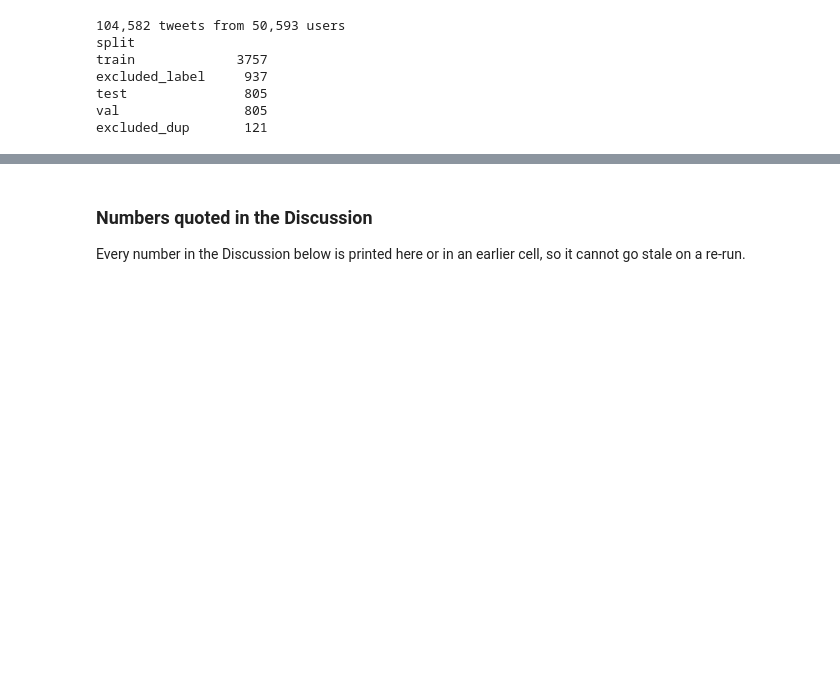
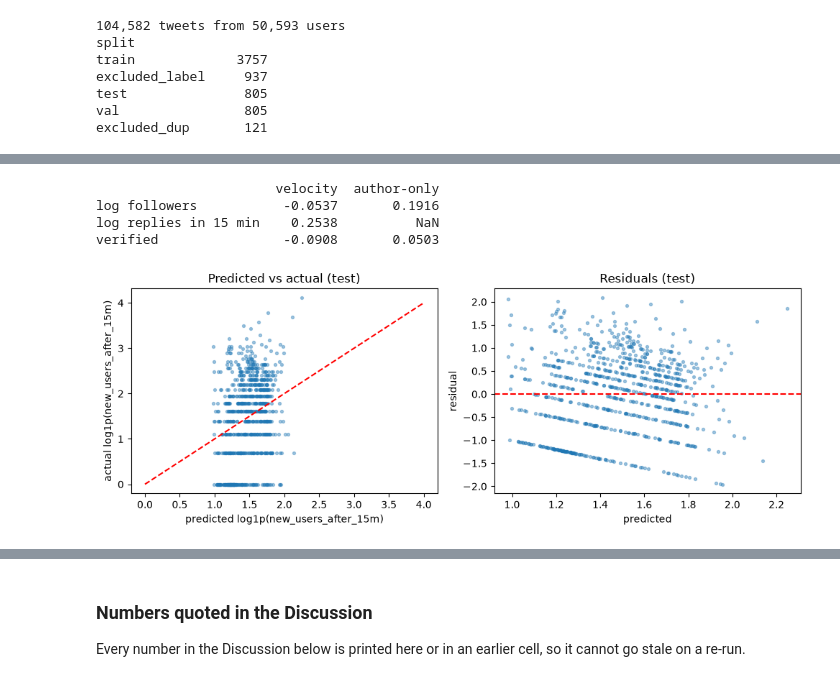
Before and after one commit to PhamAn0910/COS30049-political-misinfo, a Jupyter notebook: backend/notebooks/07_spread_prediction.ipynb, the cells around one changed output, grey strips where cells are left out. Saved outputs shown, nothing was run; the diff lists cells and outputs as text; code cells hidden in the pictures; blank space fills up the shorter version.

```diff
--- a/backend/notebooks/07_spread_prediction.ipynb
+++ b/backend/notebooks/07_spread_prediction.ipynb
@@ -519,0 +392,30 @@ print(pd.DataFrame({
+# %%
+names = {"author_followers": "log followers", "author_verified": "verified", f"replies_{WINDOW}m": f"log replies in {WINDOW} min"}
+
+
+def coefs_of(m, features):
+    counts = [f for f in features if f != "author_verified"]
+    order = counts + (["author_verified"] if "author_verified" in features else [])
+    return pd.Series(m.named_steps["ridge"].coef_, index=[names[f] for f in order])
+
+
+coefs = pd.DataFrame({"velocity": coefs_of(velocity_model, VELOCITY), "author-only": coefs_of(author_model, AUTHOR)}).round(4)
+print(coefs.to_string())
+
+p_test = velocity_model.predict(test[VELOCITY])
+y_test = np.log1p(test[NEW])
+fig, ax = plt.subplots(1, 2, figsize=(10, 3.8))
+ax[0].scatter(p_test, y_test, s=8, alpha=0.4)
+ax[0].plot([0, 4], [0, 4], color="red", linestyle="--")
+ax[0].set_xlabel(f"predicted log1p({NEW})"); ax[0].set_ylabel(f"actual log1p({NEW})")
+ax[0].set_title("Predicted vs actual (test)")
+ax[1].scatter(p_test, y_test - p_test, s=8, alpha=0.4)
+ax[1].axhline(0, color="red", linestyle="--")
+ax[1].set_xlabel("predicted"); ax[1].set_ylabel("residual"); ax[1].set_title("Residuals (test)")
+plt.tight_layout(); plt.show()
+# %% [output]
+                       velocity  author-only
+log followers           -0.0537       0.1916
+log replies in 15 min    0.2538          NaN
+verified                -0.0908       0.0503
+[figure, added]
```
Also changed, not shown: parts of 52 cells of this notebook, 2 other files.
